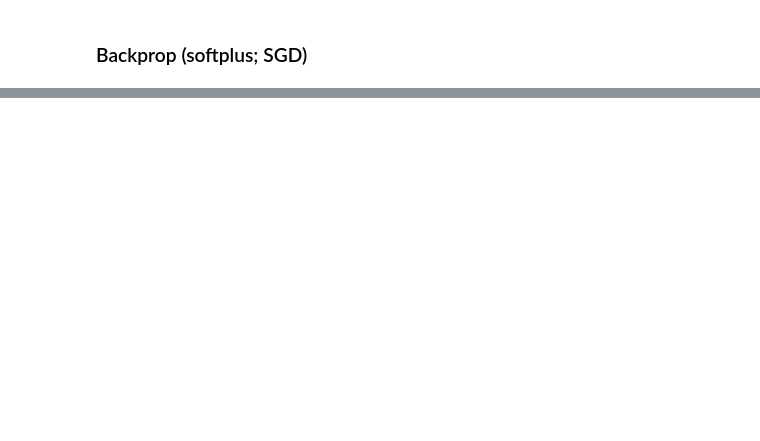
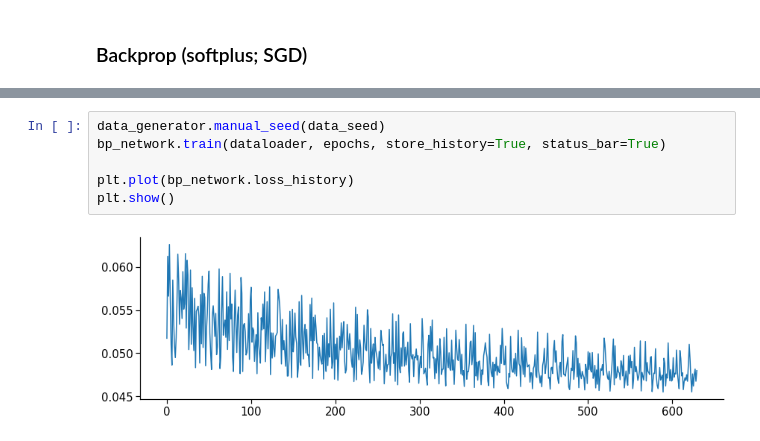
Before and after one commit to Milstein-Lab/EIANN, a Jupyter notebook: EIANN/notebooks/EIANN_1_hidden_landscape.ipynb, the cells around one changed output, grey strips where cells are left out. Saved outputs shown, nothing was run; the diff lists cells and outputs as text; blank space fills up the shorter version.

```diff
--- a/EIANN/notebooks/EIANN_1_hidden_landscape.ipynb
+++ b/EIANN/notebooks/EIANN_1_hidden_landscape.ipynb
@@ -189,3 +79,11 @@ Pearson correlation: r=-0.05206266361305601, r^2=0.0027105209424862263, p=0.5311
+# %%
+data_generator.manual_seed(data_seed)
+bp_network.train(dataloader, epochs, store_history=True, status_bar=True)
+
+plt.plot(bp_network.loss_history)
+plt.show()
+# %% [output]
+[figure, added]
 # %%
 ep.plot_weight_history_PCs(bp_network)
 # %% [output]
```
Also changed, not shown: parts of 20 cells of this notebook, 4 other files.
